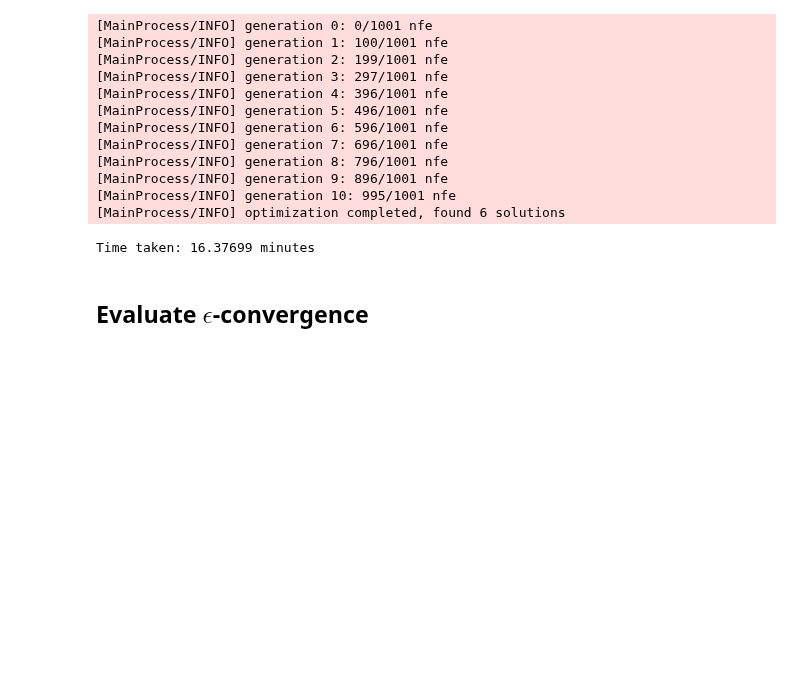
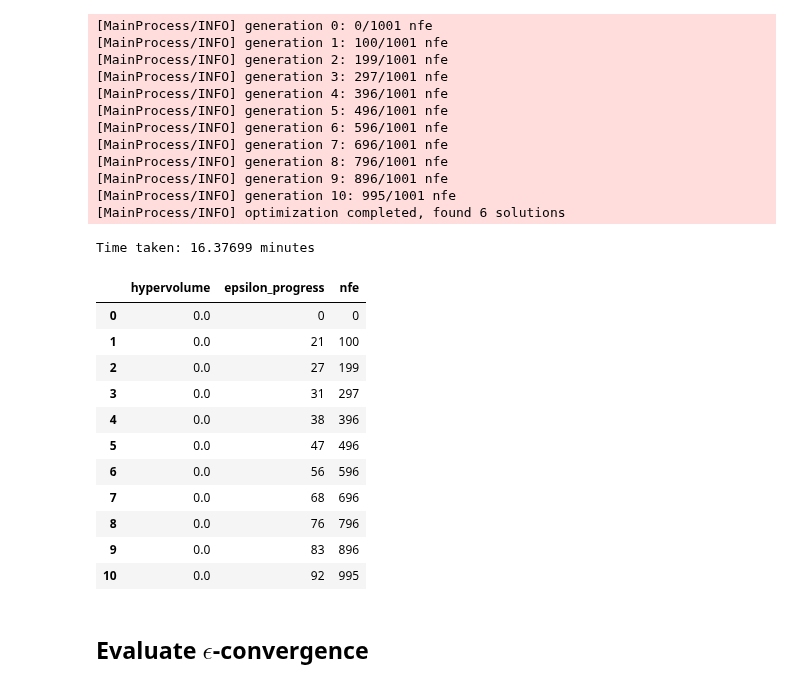
Before and after one commit to WKSu/Model-based-decision-making, a Jupyter notebook: Directed Search.ipynb, the cells around one changed output. Drawn from its saved outputs; the diff is of its cells as text; code cells hidden in the pictures; blank space fills up the shorter version.

```diff
--- a/Directed Search.ipynb
+++ b/Directed Search.ipynb
@@ -264,6 +264,25 @@ import pickle
 
 file_pi = open('outcomes/MORO_trial.pkl', 'wb')
 pickle.dump((results, convergence), file_pi)
+# %%
+import pickle
+
+results, convergence = pickle.load(open('outcomes/MORO_trial.pkl', 'rb'))
+# %%
+convergence
+# %% [output]
+|  | hypervolume | epsilon_progress | nfe |
+| 0 | 0.0 | 0 | 0 |
+| 1 | 0.0 | 21 | 100 |
+| 2 | 0.0 | 27 | 199 |
+| 3 | 0.0 | 31 | 297 |
+| 4 | 0.0 | 38 | 396 |
+| 5 | 0.0 | 47 | 496 |
+| 6 | 0.0 | 56 | 596 |
+| 7 | 0.0 | 68 | 696 |
+| 8 | 0.0 | 76 | 796 |
+| 9 | 0.0 | 83 | 896 |
+| 10 | 0.0 | 92 | 995 |
 # %% [markdown]
 ## Evaluate $\epsilon$-convergence
 # %%
```
Also changed, not shown: 1 other file.
